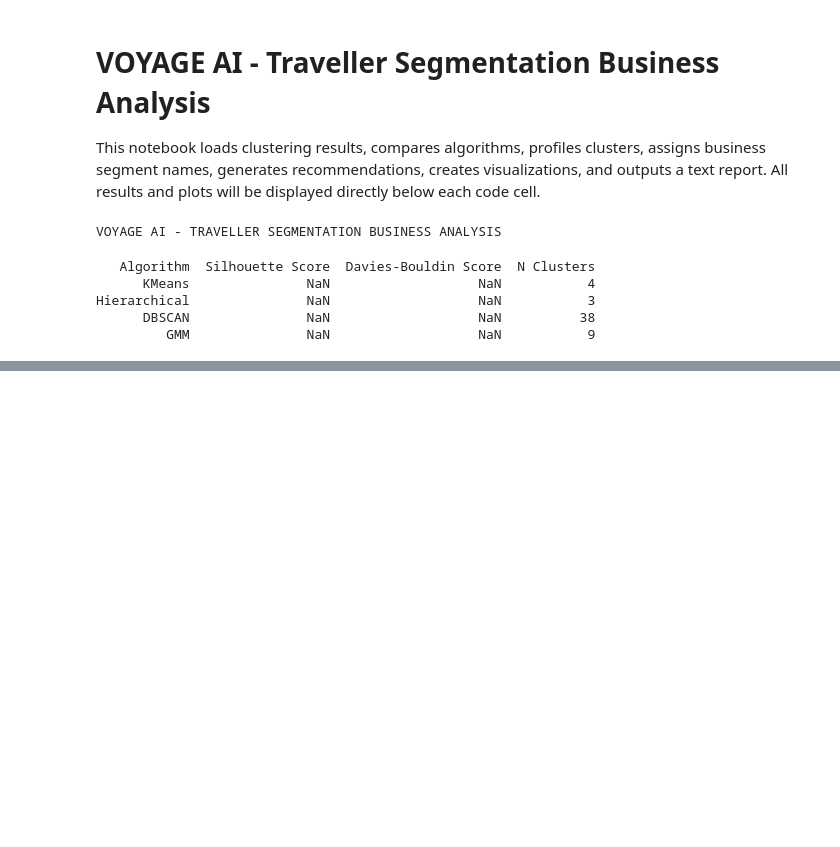
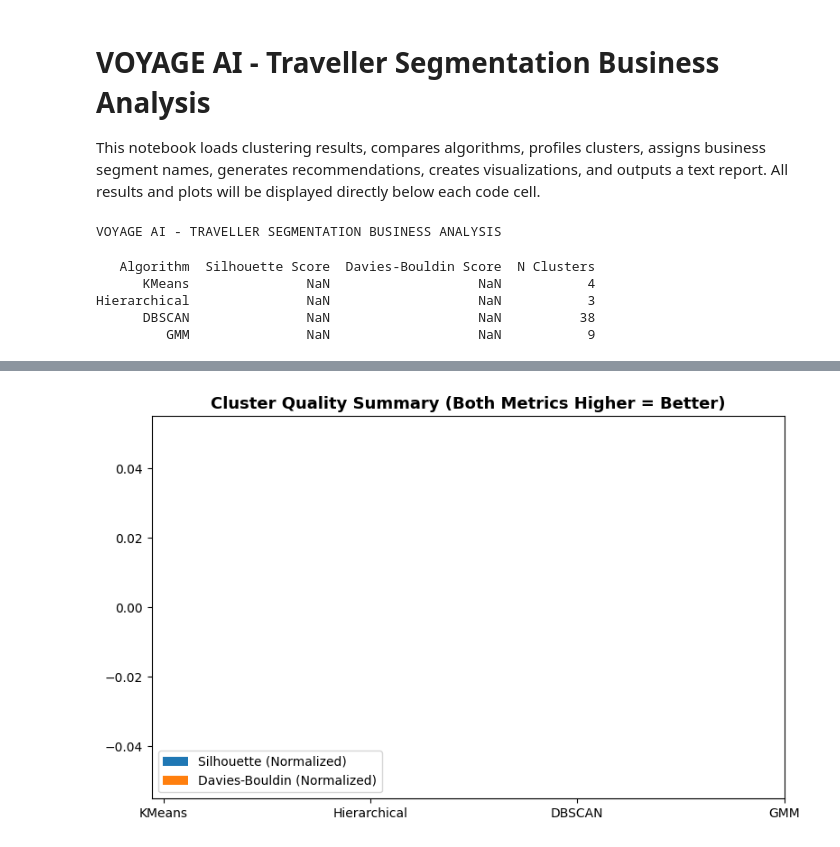
Before and after one commit to adt-kmr/VoyageAI, a Jupyter notebook: business_analysis.ipynb, the cells around one changed output, grey strips where cells are left out. Cells and saved outputs as stored; diff of their text form; code cells hidden in the pictures; blank space fills up the shorter version.

```diff
--- a/business_analysis.ipynb
+++ b/business_analysis.ipynb
@@ -142,3 +118,28 @@ plt.show()
+# %%
+# 6. Quality Summary Chart (Normalized Comparison)
+
+fig, ax = plt.subplots(figsize=(8, 5))
+
+x = np.arange(len(scores_df))
+width = 0.35
+
+# Normalize scores
+sil_norm = scores_df["Silhouette Score"]
+db_norm = 1 / (scores_df["Davies-Bouldin Score"] + 1e-9)
+
+ax.bar(x - width/2, sil_norm, width, label="Silhouette (Normalized)")
+ax.bar(x + width/2, db_norm, width, label="Davies-Bouldin (Normalized)")
+
+ax.set_xticks(x)
+ax.set_xticklabels(scores_df["Algorithm"])
+ax.set_title("Cluster Quality Summary (Both Metrics Higher = Better)",
+             fontsize=13, fontweight="bold")
+ax.legend()
+
+plt.tight_layout()
+plt.show()
+# %% [output]
+[figure, added]
 # %%
 
 # ═══════════════════════════════════════════════════════════════
```
Also changed, not shown: parts of 5 cells of this notebook, 1 other file.
